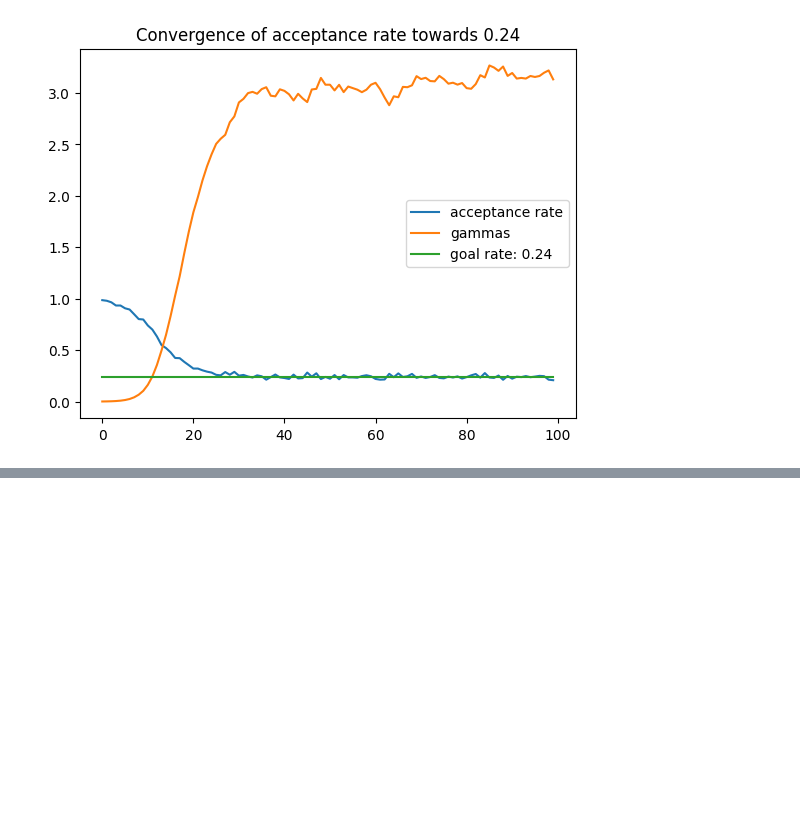
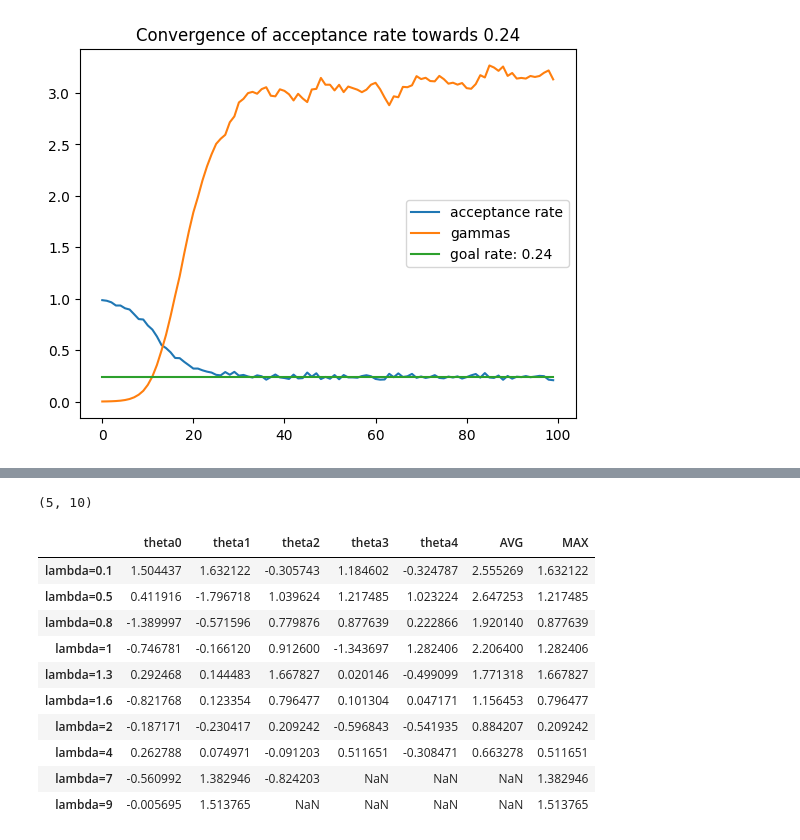
Before and after one commit to vetlerl/mcmc-epidemic, a Jupyter notebook: our_graphics.ipynb, the cells around one changed output, grey strips where cells are left out. Cells and saved outputs as stored; diff of their text form; code cells hidden in the pictures; blank space fills up the shorter version.

```diff
--- a/our_graphics.ipynb
+++ b/our_graphics.ipynb
@@ -149,0 +133,22 @@ plt.show()
+# %%
+print(np.shape(errors))
+df = pd.DataFrame(errors)
+df.index = [f"theta{k}" for k in range(T)]
+df.columns = [f"lambda={l}" for l in Lambdas]
+df = df.T
+df["AVG"] = df.apply(npl.norm,axis=1)
+df["MAX"] = df.drop(columns="AVG").apply(np.max,axis=1)
+df
+# %% [output]
+(5, 10)
+|  | theta0 | theta1 | theta2 | theta3 | theta4 | AVG | MAX |
+| lambda=0.1 | 1.504437 | 1.632122 | -0.305743 | 1.184602 | -0.324787 | 2.555269 | 1.632122 |
+| lambda=0.5 | 0.411916 | -1.796718 | 1.039624 | 1.217485 | 1.023224 | 2.647253 | 1.217485 |
+| lambda=0.8 | -1.389997 | -0.571596 | 0.779876 | 0.877639 | 0.222866 | 1.920140 | 0.877639 |
+| lambda=1 | -0.746781 | -0.166120 | 0.912600 | -1.343697 | 1.282406 | 2.206400 | 1.282406 |
+| lambda=1.3 | 0.292468 | 0.144483 | 1.667827 | 0.020146 | -0.499099 | 1.771318 | 1.667827 |
+| lambda=1.6 | -0.821768 | 0.123354 | 0.796477 | 0.101304 | 0.047171 | 1.156453 | 0.796477 |
+| lambda=2 | -0.187171 | -0.230417 | 0.209242 | -0.596843 | -0.541935 | 0.884207 | 0.209242 |
+| lambda=4 | 0.262788 | 0.074971 | -0.091203 | 0.511651 | -0.308471 | 0.663278 | 0.511651 |
+| lambda=7 | -0.560992 | 1.382946 | -0.824203 | NaN | NaN | NaN | 1.382946 |
+| lambda=9 | -0.005695 | 1.513765 | NaN | NaN | NaN | NaN | 1.513765 |
```
Also changed, not shown: parts of 6 cells of this notebook, 1 other file.
